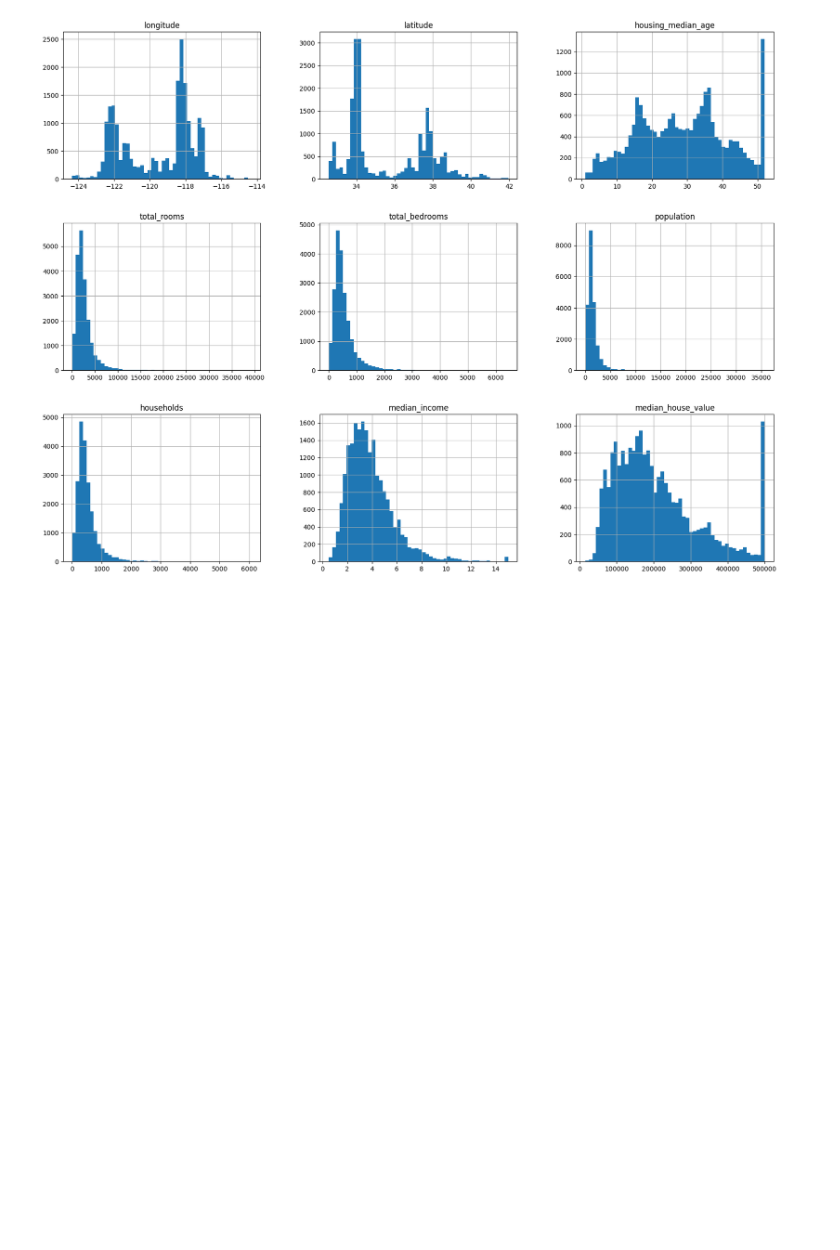
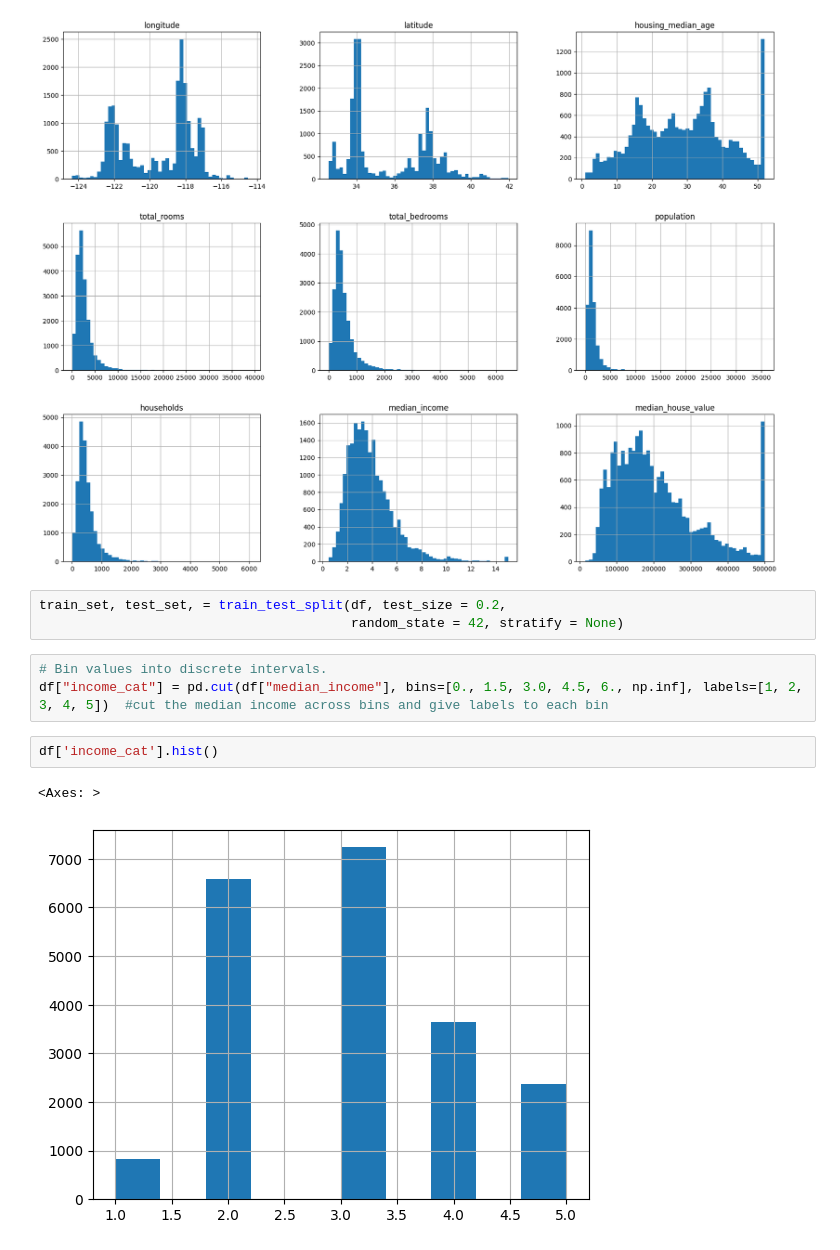
Before and after one commit to briwhi/kaggle_geo, a Jupyter notebook: kaggle_geo.ipynb, the cells around one changed output. Drawn from its saved outputs; the diff is of its cells as text; blank space fills up the shorter version.

Commit message:
split data

```diff
--- a/kaggle_geo.ipynb
+++ b/kaggle_geo.ipynb
@@ -81,3 +81,14 @@ array([[<Axes: title={'center': 'longitude'}>,
         <Axes: title={'center': 'median_income'}>,
         <Axes: title={'center': 'median_house_value'}>]], dtype=object)
 [figure]
+# %%
+train_set, test_set, = train_test_split(df, test_size = 0.2,
+                                        random_state = 42, stratify = None)
+# %%
+# Bin values into discrete intervals.
+df["income_cat"] = pd.cut(df["median_income"], bins=[0., 1.5, 3.0, 4.5, 6., np.inf], labels=[1, 2, 3, 4, 5])  #cut the median income across bins and give labels to each bin
+# %%
+df['income_cat'].hist()
+# %% [output]
+<Axes: >
+[figure, added]
```
